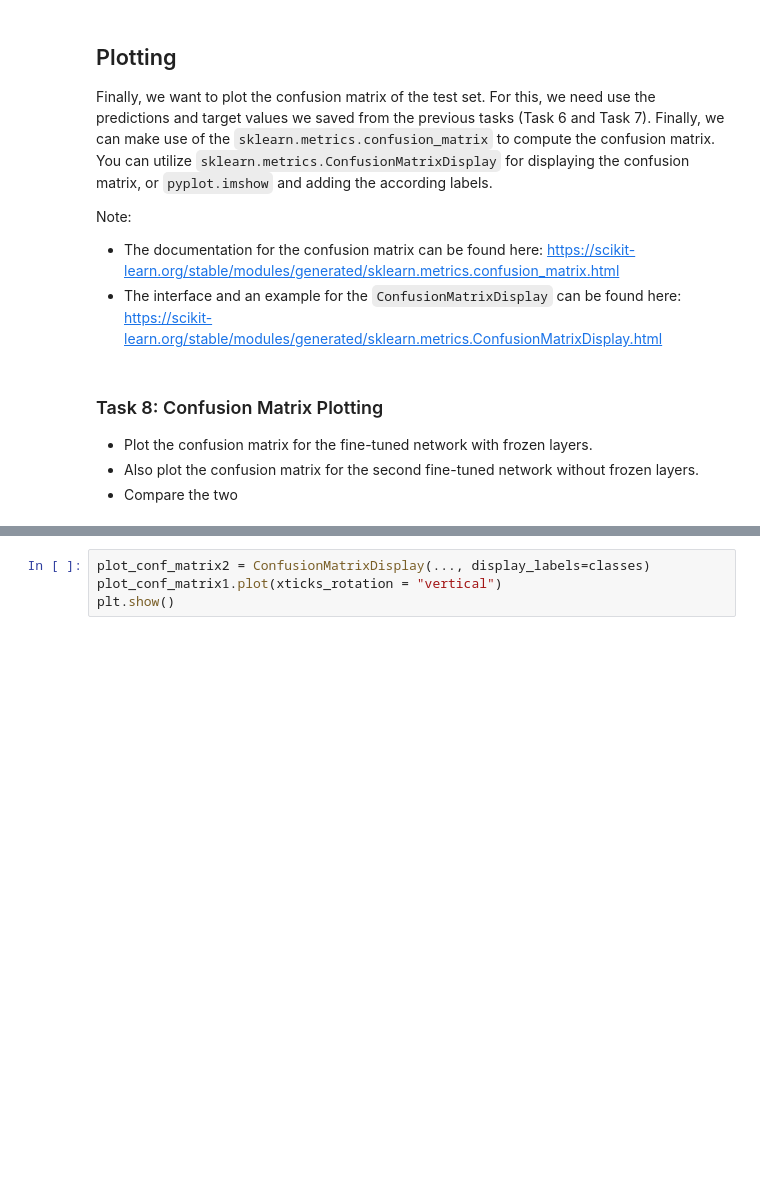
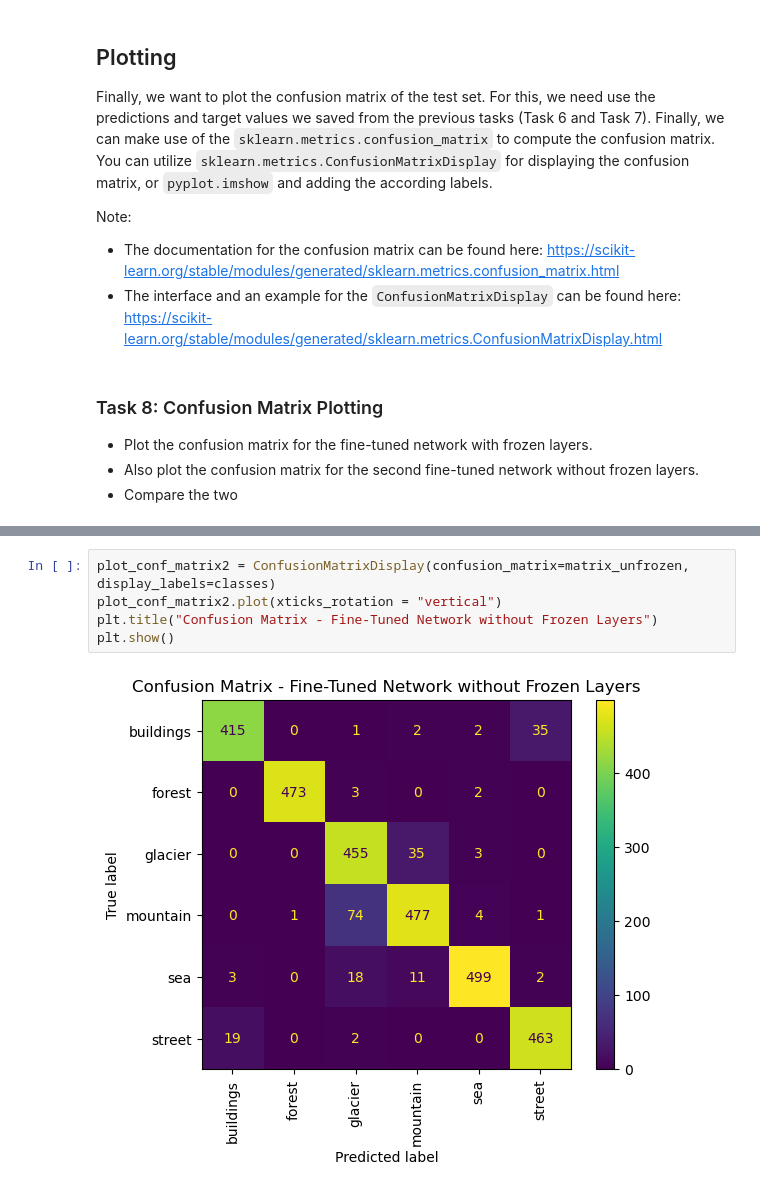
Before and after one commit to hangchenxie/uzh-deeplearning24, a Jupyter notebook: Assignment07.ipynb, the cells around one changed output, grey strips where cells are left out. Drawn from its saved outputs; the diff is of its cells as text; blank space fills up the shorter version.

```diff
--- a/Assignment07.ipynb
+++ b/Assignment07.ipynb
@@ -284,4 +383,7 @@ plt.show()
 # %%
-plot_conf_matrix2 = ConfusionMatrixDisplay(..., display_labels=classes)
-plot_conf_matrix1.plot(xticks_rotation = "vertical")
+plot_conf_matrix2 = ConfusionMatrixDisplay(confusion_matrix=matrix_unfrozen, display_labels=classes)
+plot_conf_matrix2.plot(xticks_rotation = "vertical")
+plt.title("Confusion Matrix - Fine-Tuned Network without Frozen Layers")
 plt.show()
+# %% [output]
+[figure, added]
```
Also changed, not shown: parts of 18 cells of this notebook, 1 other file.
